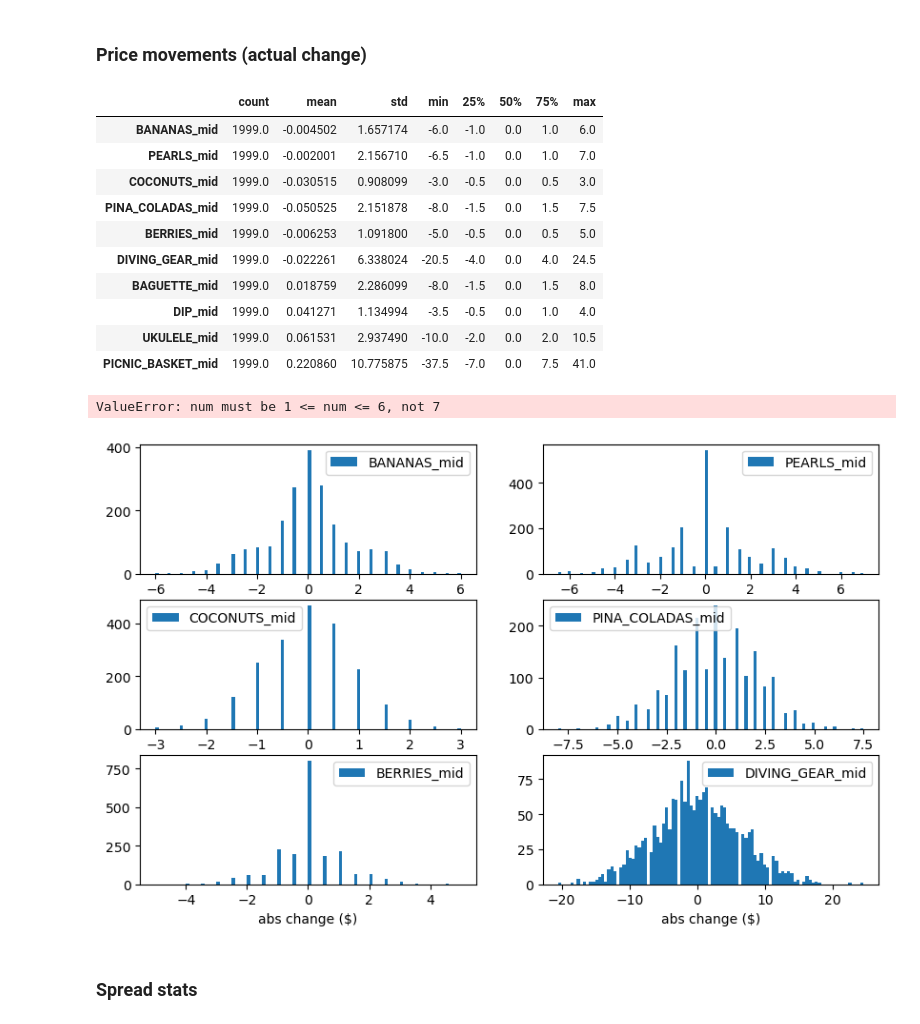
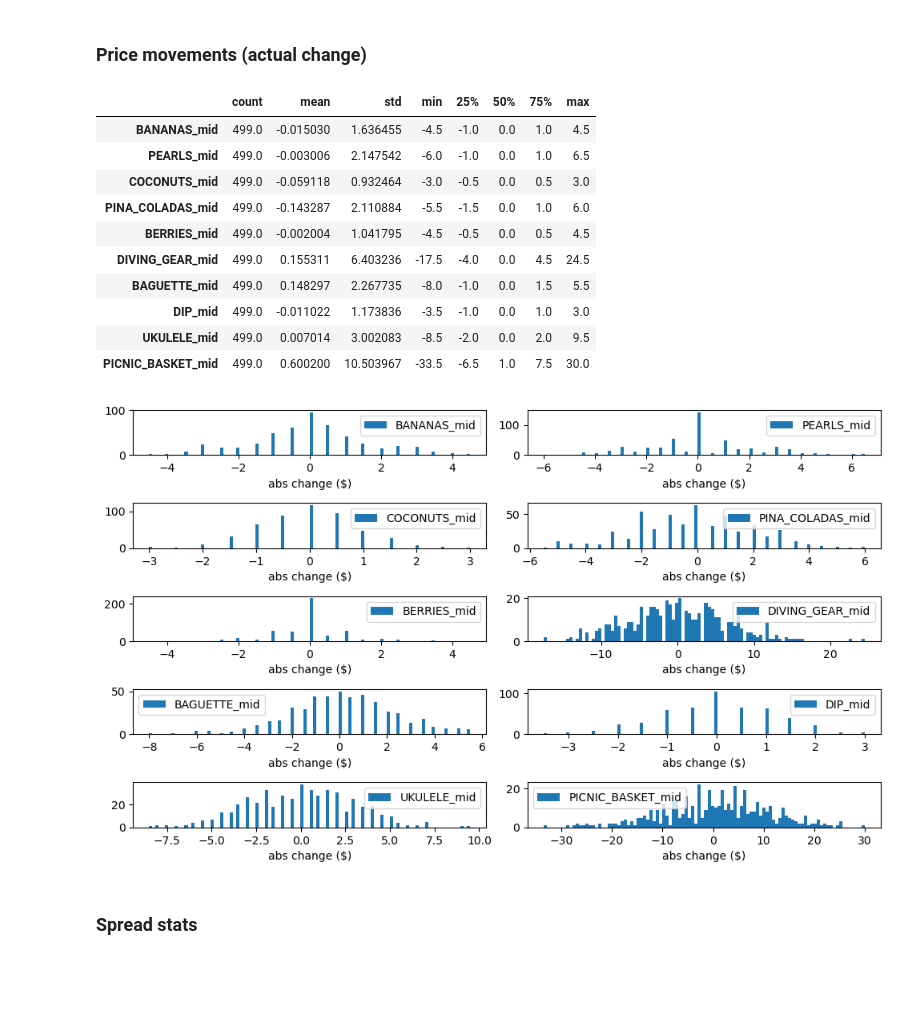
Before and after one commit to rzhan11/IMCTradingComp23, a Jupyter notebook: nbs/exploration-Copy14.ipynb, the cells around one changed output. Saved outputs shown, nothing was run; the diff lists cells and outputs as text; code cells hidden in the pictures; blank space fills up the shorter version.

```diff
--- a/nbs/exploration-Copy14.ipynb
+++ b/nbs/exploration-Copy14.ipynb
@@ -32,7 +32,7 @@ from log_parser import process_file, process_file_jasper
 _fname = "../replays/local.log"
 # _fname = "../replays/day3-log19.log"
 _time_step = 100
-_max_time = 200000
+_max_time = 3000000
 _symbols = ["BANANAS", "PEARLS", "COCONUTS", "PINA_COLADAS", "BERRIES", "DIVING_GEAR", "BAGUETTE", "DIP", "UKULELE", "PICNIC_BASKET"]
 _products = ["BANANAS", "PEARLS", "COCONUTS", "PINA_COLADAS", "BERRIES", "DIVING_GEAR", "BAGUETTE", "DIP", "UKULELE", "PICNIC_BASKET"]
 
@@ -1014,7 +1014,7 @@ my_positions["COCO_PINA_pnl"] = my_positions["COCONUTS_pnl"] + my_positions["PIN
 
 my_positions["BASKET_COMP_pnl"] = my_positions["BAGUETTE_pnl"] + my_positions["DIP_pnl"] + my_positions["UKULELE_pnl"]
 
-my_positions["BASKET_NET_pnl"] = my_positions["BAGUETTE_pnl"] + my_positions["DIP_pnl"] + my_positions["UKULELE_pnl"]
+my_positions["BASKET_NET_pnl"] = my_positions["BASKET_COMP_pnl"] + my_positions["PICNIC_BASKET_pnl"]
 
 ## shown products
 
@@ -1120,42 +1119,41 @@ my_positions[["PINA_COLADAS", "COCONUTS"]]
 # %%
 # distribution of price movements (pct change)
 
 plt.figure(figsize=(10, 6))
 
 mids = [f"{sym}_mid" for sym in _symbols]
 cols = book_tops[mids]
 diffs = (cols.shift(-1) - cols).dropna()
 
 # show diffs stats
 display(diffs.describe().T)
 
 
 for sym_i, sym in enumerate(_symbols):
 
     mid = mids[sym_i]
 
-    plt.subplot(3, 2, sym_i+1)
+    plt.subplot(5, 2, sym_i+1)
 
     plt.hist(diffs[mid], bins=100, label=mid)
     plt.xlabel("abs change ($)")
     plt.legend()
 
 plt.tight_layout()
 plt.show()
 # %% [output]
 |  | count | mean | std | min | 25% | 50% | 75% | max |
-| BANANAS_mid | 1999.0 | -0.004502 | 1.657174 | -6.0 | -1.0 | 0.0 | 1.0 | 6.0 |
-| PEARLS_mid | 1999.0 | -0.002001 | 2.156710 | -6.5 | -1.0 | 0.0 | 1.0 | 7.0 |
-| COCONUTS_mid | 1999.0 | -0.030515 | 0.908099 | -3.0 | -0.5 | 0.0 | 0.5 | 3.0 |
-| PINA_COLADAS_mid | 1999.0 | -0.050525 | 2.151878 | -8.0 | -1.5 | 0.0 | 1.5 | 7.5 |
-| BERRIES_mid | 1999.0 | -0.006253 | 1.091800 | -5.0 | -0.5 | 0.0 | 0.5 | 5.0 |
-| DIVING_GEAR_mid | 1999.0 | -0.022261 | 6.338024 | -20.5 | -4.0 | 0.0 | 4.0 | 24.5 |
-| BAGUETTE_mid | 1999.0 | 0.018759 | 2.286099 | -8.0 | -1.5 | 0.0 | 1.5 | 8.0 |
-| DIP_mid | 1999.0 | 0.041271 | 1.134994 | -3.5 | -0.5 | 0.0 | 1.0 | 4.0 |
-| UKULELE_mid | 1999.0 | 0.061531 | 2.937490 | -10.0 | -2.0 | 0.0 | 2.0 | 10.5 |
-| PICNIC_BASKET_mid | 1999.0 | 0.220860 | 10.775875 | -37.5 | -7.0 | 0.0 | 7.5 | 41.0 |
+| BANANAS_mid | 499.0 | -0.015030 | 1.636455 | -4.5 | -1.0 | 0.0 | 1.0 | 4.5 |
+| PEARLS_mid | 499.0 | -0.003006 | 2.147542 | -6.0 | -1.0 | 0.0 | 1.0 | 6.5 |
+| COCONUTS_mid | 499.0 | -0.059118 | 0.932464 | -3.0 | -0.5 | 0.0 | 0.5 | 3.0 |
+| PINA_COLADAS_mid | 499.0 | -0.143287 | 2.110884 | -5.5 | -1.5 | 0.0 | 1.0 | 6.0 |
+| BERRIES_mid | 499.0 | -0.002004 | 1.041795 | -4.5 | -0.5 | 0.0 | 0.5 | 4.5 |
+| DIVING_GEAR_mid | 499.0 | 0.155311 | 6.403236 | -17.5 | -4.0 | 0.0 | 4.5 | 24.5 |
+| BAGUETTE_mid | 499.0 | 0.148297 | 2.267735 | -8.0 | -1.0 | 0.0 | 1.5 | 5.5 |
+| DIP_mid | 499.0 | -0.011022 | 1.173836 | -3.5 | -1.0 | 0.0 | 1.0 | 3.0 |
+| UKULELE_mid | 499.0 | 0.007014 | 3.002083 | -8.5 | -2.0 | 0.0 | 2.0 | 9.5 |
+| PICNIC_BASKET_mid | 499.0 | 0.600200 | 10.503967 | -33.5 | -6.5 | 1.0 | 7.5 | 30.0 |
-ValueError: num must be 1 <= num <= 6, not 7
-[figure, old version]
+[figure, new version]
 # %% [markdown]
 ### Spread stats
 # %%
```
Also changed, not shown: parts of 32 cells of this notebook, 4 other files.
